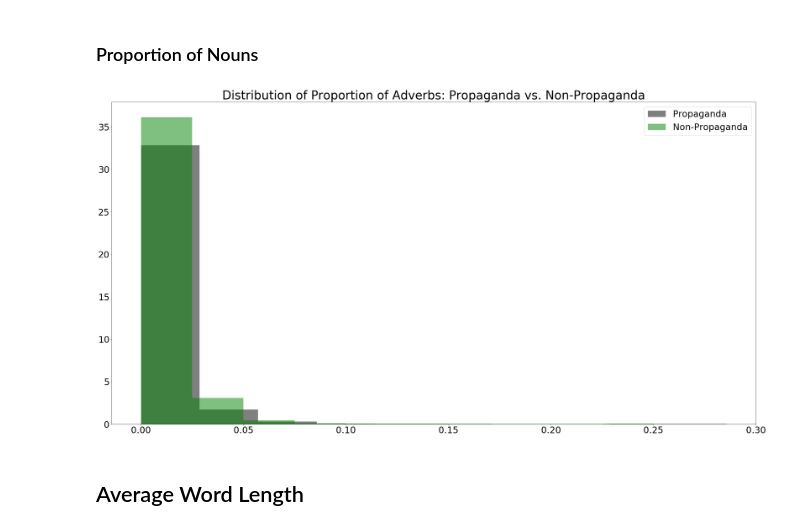
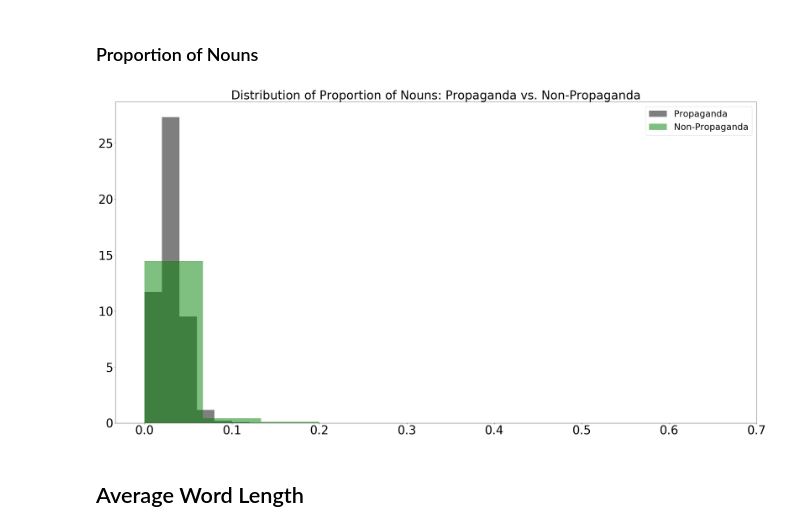
Before and after one commit to Sepelbaum/propaganda-project, a Jupyter notebook: sentence-data/EDA_text.ipynb, the cells around one changed output. Cells and saved outputs as stored; diff of their text form; code cells hidden in the pictures.

```diff
--- a/sentence-data/EDA_text.ipynb
+++ b/sentence-data/EDA_text.ipynb
@@ -16,7 +16,7 @@ stop_words = spacy.lang.en.stop_words.STOP_WORDS
 # Load English tokenizer, tagger, parser, NER and word vectors
 parser = English()
 # %%
-df = pd.read_csv('sentence_features.csv')
+df = pd.read_csv('meta_features.csv')
 # %%
 df.head()
 # %% [output]
@@ -253,19 +253,19 @@ plt.show()
 # %%
 from matplotlib import pyplot
 fig_2 = plt.figure(figsize=(30,15))
 
 ax_2 = fig_2.add_axes([0,0,1,1])
 
 
-plt.hist(prop['%adv'], alpha=0.5, label='Propaganda', color='black',density=True)
-plt.hist(non_prop['%adv'], alpha=0.5, label='Non-Propaganda', color='green', density=True)
-plt.title('Distribution of Proportion of Adverbs: Propaganda vs. Non-Propaganda', fontsize=40)
+plt.hist(prop['%noun'], alpha=0.5, label='Propaganda', color='black',density=True)
+plt.hist(non_prop['%noun'], alpha=0.5, label='Non-Propaganda', color='green', density=True)
+plt.title('Distribution of Proportion of Nouns: Propaganda vs. Non-Propaganda', fontsize=40)
 plt.legend(loc='upper right', fontsize=30)
 plt.rc('xtick', labelsize=30)
 plt.rc('ytick', labelsize=30)
 plt.show()
 # %% [output]
-[figure, old version]
+[figure, new version]
 # %% [markdown]
 ## Average Word Length
 # %%
```
Also changed, not shown: parts of 2 cells of this notebook, 5 other files.
